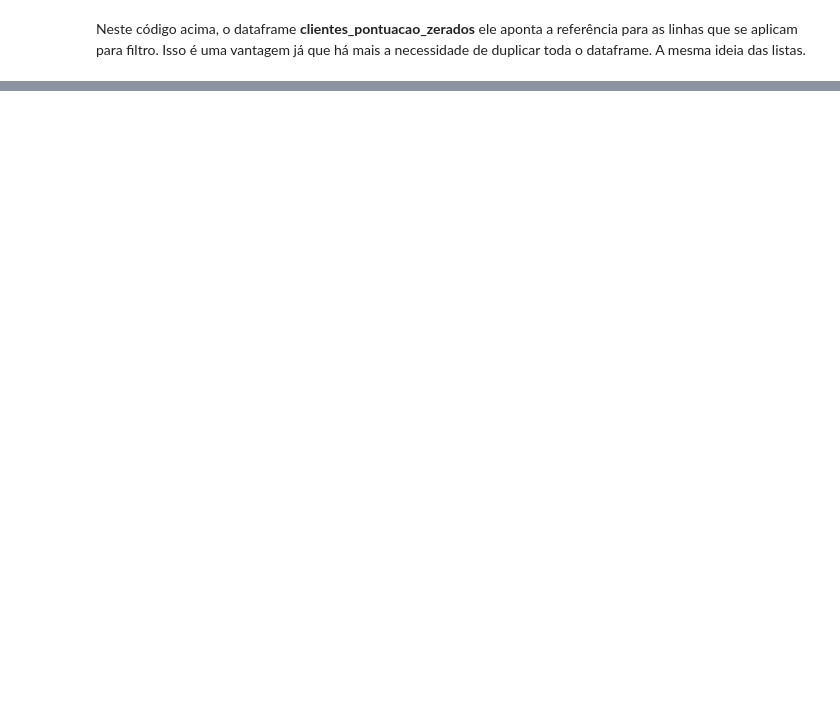
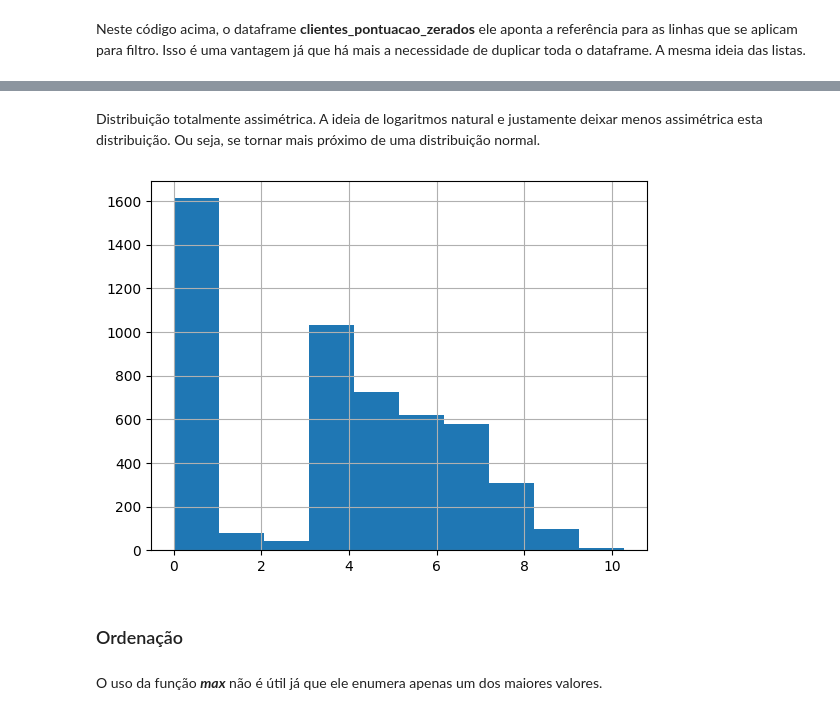
Before and after one commit to alexsandro-matias/pandas-2025, a Jupyter notebook: notebook.ipynb, the cells around one changed output, grey strips where cells are left out. Cells and saved outputs as stored; diff of their text form; code cells hidden in the pictures; blank space fills up the shorter version.

Commit message:
Ensinando Pandas Ep 07 - Novas colunas e ordenação

```diff
--- a/notebook.ipynb
+++ b/notebook.ipynb
@@ -369,0 +262,12 @@ clientes
+# %% [markdown]
+Distribuição totalmente assimétrica. A ideia de logaritmos natural e justamente deixar menos assimétrica esta distribuição. Ou seja, se tornar mais próximo de uma distribuição normal.
+# %%
+plt.hist(clientes['pontos_log'])
+plt.grid(True)
+plt.show()
+# %% [output]
+[figure, added]
+# %% [markdown]
+### Ordenação
+# %% [markdown]
+O uso da função ***max*** não é útil já que ele enumera apenas um dos maiores valores.
```
Also changed, not shown: parts of 46 cells of this notebook, 2 other files.
